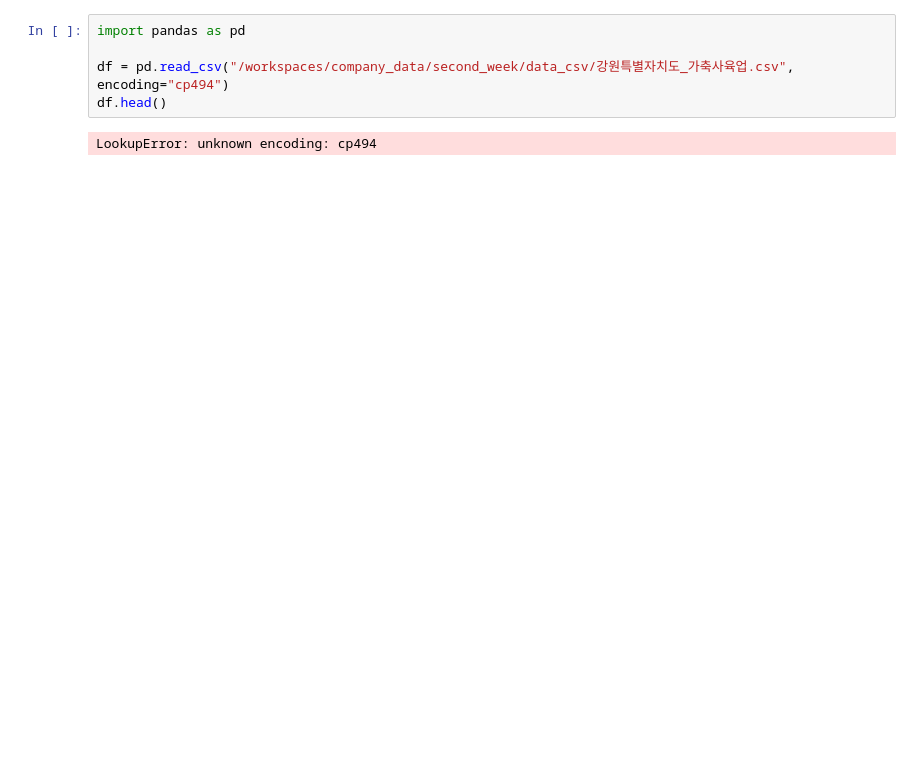
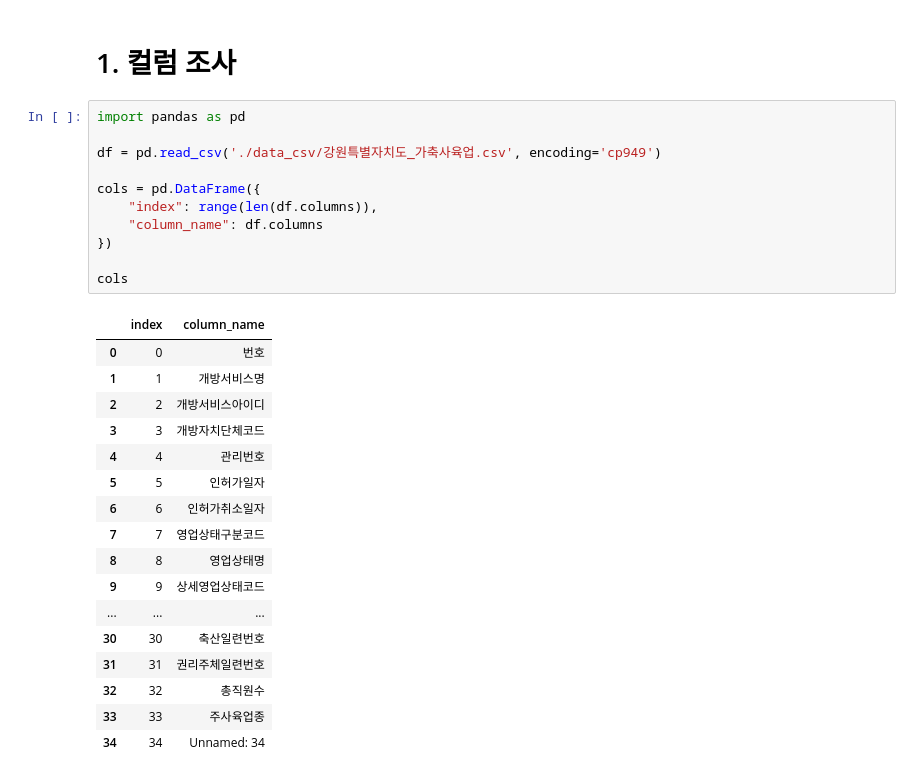
Before and after one commit to MINGYU-1/company_data, a Jupyter notebook: second_week/11_23_가축사육업.ipynb, the cells around one changed output. Cells and saved outputs as stored; diff of their text form; blank space fills up the shorter version.

```diff
--- a/second_week/11_23_가축사육업.ipynb
+++ b/second_week/11_23_가축사육업.ipynb
@@ -7,7 +7,31 @@ FileNotFoundError: [Errno 2] No such file or directory: './data_csv/강원특별
-# %%
-import pandas as pd
-
-df = pd.read_csv("/workspaces/company_data/second_week/data_csv/강원특별자치도_가축사육업.csv", encoding="cp494")
-df.head()
-# %% [output]
-LookupError: unknown encoding: cp494
+# %% [markdown]
+# 1. 컬럼 조사
+# %%
+import pandas as pd
+
+df = pd.read_csv('./data_csv/강원특별자치도_가축사육업.csv', encoding='cp949')
+
+cols = pd.DataFrame({
+    "index": range(len(df.columns)),
+    "column_name": df.columns
+})
+
+cols
+# %% [output]
+|  | index | column_name |
+| 0 | 0 | 번호 |
+| 1 | 1 | 개방서비스명 |
+| 2 | 2 | 개방서비스아이디 |
+| 3 | 3 | 개방자치단체코드 |
+| 4 | 4 | 관리번호 |
+| 5 | 5 | 인허가일자 |
+| 6 | 6 | 인허가취소일자 |
+| 7 | 7 | 영업상태구분코드 |
+| 8 | 8 | 영업상태명 |
+| 9 | 9 | 상세영업상태코드 |
+| ... | ... | ... |
+| 30 | 30 | 축산일련번호 |
+| 31 | 31 | 권리주체일련번호 |
+| 32 | 32 | 총직원수 |
+| 33 | 33 | 주사육업종 |
+| 34 | 34 | Unnamed: 34 |
```
Also changed, not shown: parts of 15 cells of this notebook, 8 other files.
